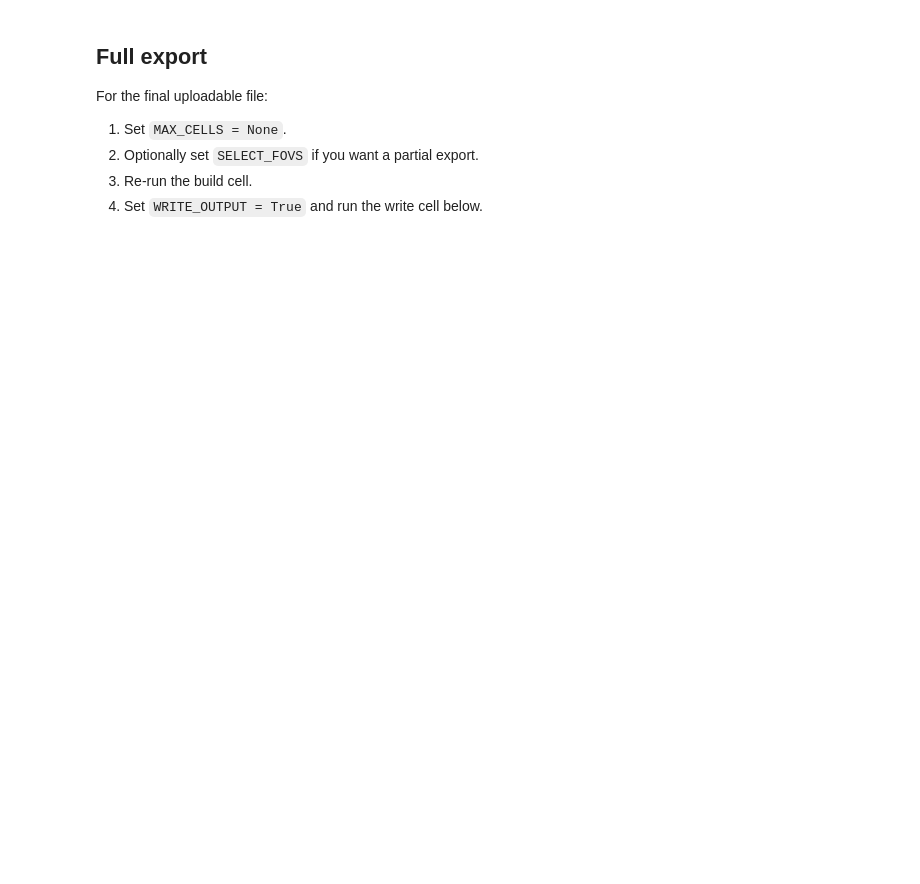
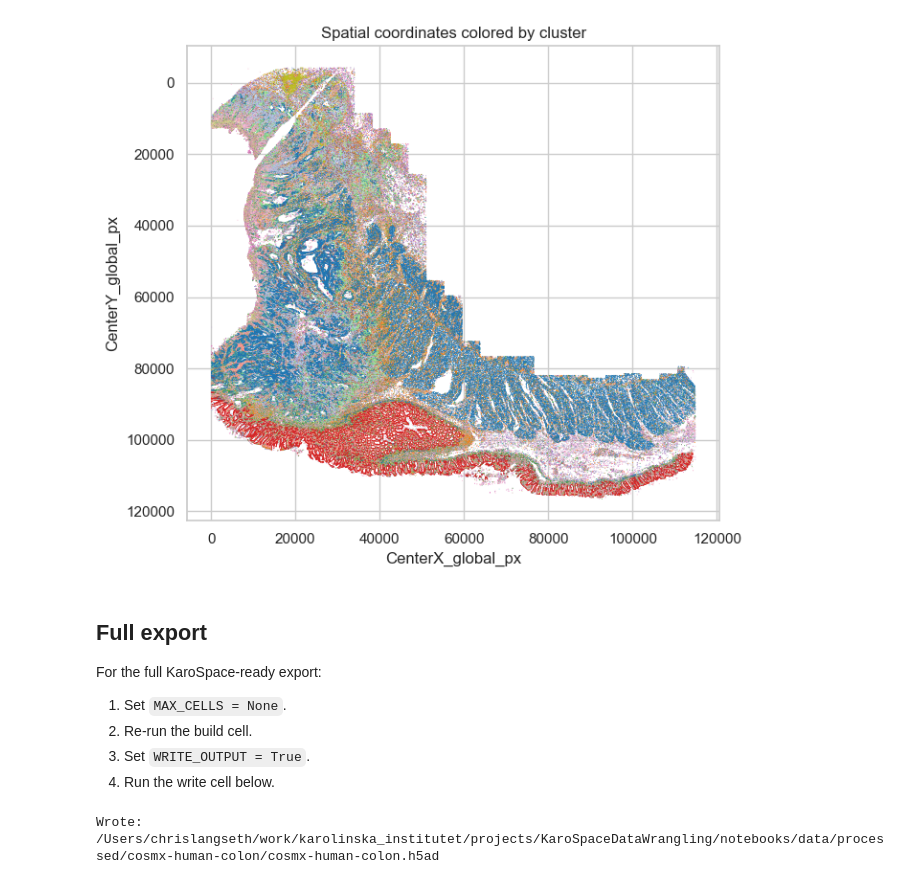
Before and after one commit to christoffermattssonlangseth/KaroSpaceDataWrangling, a Jupyter notebook: notebooks/cosmx-human-colon.ipynb, the cells around one changed output. Saved outputs shown, nothing was run; the diff lists cells and outputs as text; code cells hidden in the pictures; blank space fills up the shorter version.

```diff
--- a/notebooks/cosmx-human-colon.ipynb
+++ b/notebooks/cosmx-human-colon.ipynb
@@ -321,0 +381,3 @@ The defaults below are intentionally conservative:
+# %%
+metadata_indexed = prepare_metadata_for_export(metadata)
+metadata_indexed[EXPORT_OBS_COLUMNS].head()
@@ -375,0 +516,23 @@ plt.show()
+# %%
+if RUN_ANALYSIS and analysis_adata is not None:
+    cluster_key = "cluster"
+    try:
+        import leidenalg  # noqa: F401
+    except Exception:
+        from sklearn.cluster import KMeans
+
+        n_clusters = max(2, min(KMEANS_CLUSTERS, analysis_adata.n_obs // 20))
+        labels = KMeans(n_clusters=n_clusters, random_state=0, n_init="auto").fit_predict(
+            analysis_adata.obsm["X_pca"]
+        )
+        analysis_adata.obs[cluster_key] = pd.Categorical(labels.astype(str))
+        cluster_method = f"kmeans_{n_clusters}"
+    else:
+        sc.tl.leiden(analysis_adata, resolution=LEIDEN_RESOLUTION, key_added=cluster_key)
+        cluster_method = f"leiden_{LEIDEN_RESOLUTION}"
+
+    analysis_adata.uns["cluster_method"] = cluster_method
+    print("cluster method:", cluster_method)
+    print(analysis_adata.obs[cluster_key].value_counts().sort_index())
+else:
+    print("analysis_adata is not available; clustering skipped.")
@@ -376,21 +566,44 @@ plt.show()
+# %%
+if RUN_ANALYSIS and analysis_adata is not None and "cluster" in analysis_adata.obs:
+    fig, ax = plt.subplots(figsize=(7, 6))
+    ax.scatter(
+        analysis_adata.obsm["spatial"][:, 0],
+        analysis_adata.obsm["spatial"][:, 1],
+        s=0.4,
+        c=analysis_adata.obs["cluster"].cat.codes.to_numpy(),
+        cmap="tab20",
+        linewidths=0,
+    )
+    ax.set_title("Spatial coordinates colored by cluster")
+    ax.set_xlabel("CenterX_global_px")
+    ax.set_ylabel("CenterY_global_px")
+    ax.invert_yaxis()
+    plt.tight_layout()
+    plt.show()
+else:
+    print("clustered analysis_adata not available for spatial plotting.")
+# %% [output]
+[figure, added]
 # %% [markdown]
 ## Full export
 
-For the final uploadable file:
+For the full KaroSpace-ready export:
 
 1. Set `MAX_CELLS = None`.
-2. Optionally set `SELECT_FOVS` if you want a partial export.
-3. Re-run the build cell.
-4. Set `WRITE_OUTPUT = True` and run the write cell below.
+2. Re-run the build cell.
+3. Set `WRITE_OUTPUT = True`.
+4. Run the write cell below.
 # %%
 OUTPUT_DIR.mkdir(parents=True, exist_ok=True)
 
 if WRITE_OUTPUT:
-    adata.write_h5ad(OUTPUT_PATH)
+    analysis_adata.write_h5ad(OUTPUT_PATH)
     print(f"Wrote: {OUTPUT_PATH}")
 else:
     print("WRITE_OUTPUT is False; notebook is configured for inspection first.")
     print(f"Planned output: {OUTPUT_PATH}")
+# %% [output]
+Wrote: /Users/chrislangseth/work/karolinska_institutet/projects/KaroSpaceDataWrangling/notebooks/data/processed/cosmx-human-colon/cosmx-human-colon.h5ad
 # %%
 karospace_summary = {
     "output_path": str(OUTPUT_PATH),
```
Also changed, not shown: parts of 28 cells of this notebook, 4 other files.
